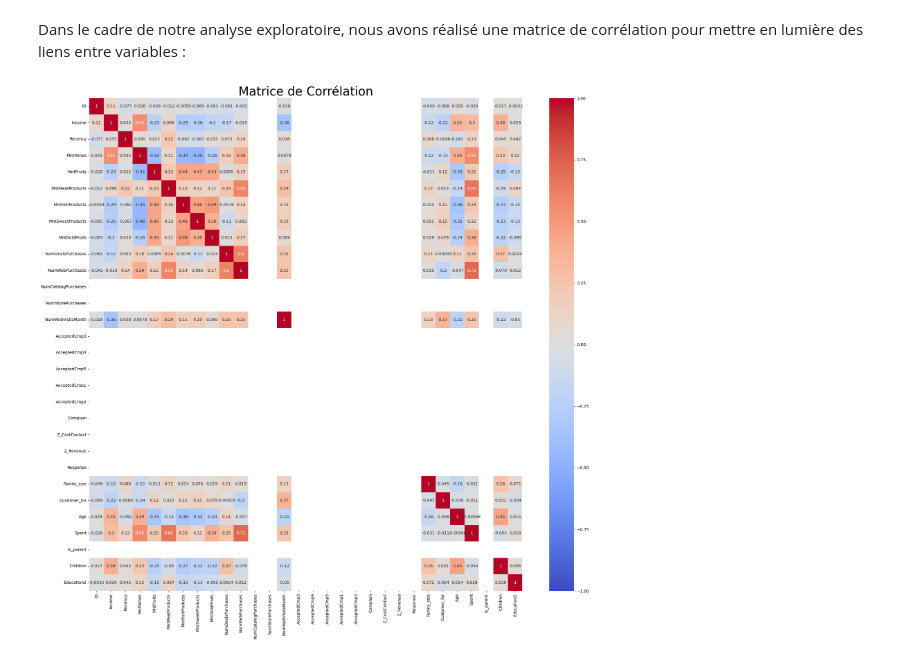
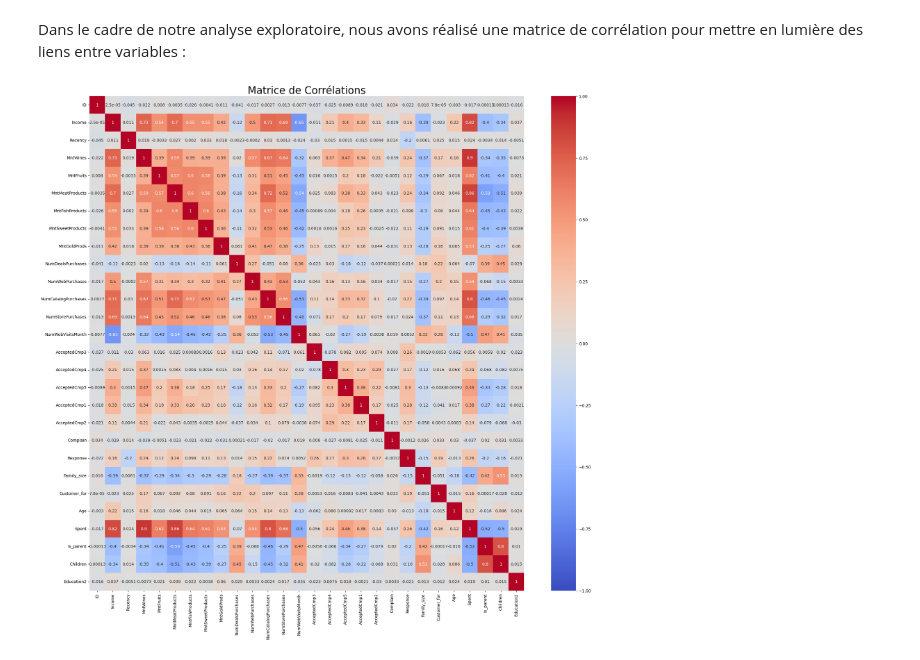
Before and after one commit to MattisFernandez/Rush05, a Jupyter notebook: Notebook.ipynb, the cells around one changed output. Saved outputs shown, nothing was run; the diff lists cells and outputs as text; code cells hidden in the pictures.

Commit message:
[FIX] | Correlation matrix graph

```diff
--- a/Notebook.ipynb
+++ b/Notebook.ipynb
@@ -75,7 +76,7 @@ Maintenant que l'on a les colonnes qui nous intéressent, nous supprimons les co
 # %%
 dropped_columns = ["Dt_Customer", "Marital_Status", "Dt_Customer", "Year_Birth", "Kidhome", "Teenhome", "Living_with", "Education_Master", "Education_PhD", "Education_Graduation", "Education_Basic", "Education_2n Cycle"]
 data_encoded = data_encoded.drop(dropped_columns, axis=1)
-data_encoded = data_encoded.fillna(0)
+data_encoded = data_encoded.dropna()
 data_encoded.head()
 # %% [output]
 |  | ID | Income | Recency | MntWines | MntFruits | MntMeatProducts | MntFishProducts | MntSweetProducts | ... |
@@ -107,12 +108,7 @@ Nous avons récupéré ces valeurs pour chaque catégorie, afin de les exclure p
 # %%
-from matplotlib.cbook import boxplot_stats
+q_hi  = df["Income"].quantile(0.99)
 
-data_filtered = data_encoded.copy()
-for column in data_encoded.columns:
-    column_stats = boxplot_stats(data_encoded[column])
-    outliers = column_stats[0]['fliers']
-    data_encoded = data_encoded[~data_encoded[column].isin(outliers)]
-
+data_encoded = data_encoded[data_encoded["Income"] < q_hi]
 sns.boxplot(x='variable', y='value', data=pd.melt(data_encoded))
 plt.title("Graphique de répartition des valeurs par colonne sans valeurs aberrantes", fontsize=30)
 # %% [output]
@@ -120,0 +121,4 @@ Text(0.5, 1.0, 'Graphique de répartition des valeurs par colonne sans valeurs a
+# %%
+# Code
+data_encoded = data_encoded.drop(columns=["Z_CostContact", "Z_Revenue"]);
+data_encoded.head()
@@ -127,9 +139,9 @@ Dans le cadre de notre analyse exploratoire, nous avons réalisé une matrice de
 # %%
 corr_matrix_encoded = data_encoded.corr()
 
 plt.figure(figsize=(24, 22))
 sns.heatmap(corr_matrix_encoded, annot=True, cmap="coolwarm", vmin=-1, vmax=1)
-plt.title("Matrice de Corrélation", fontsize=30)
+plt.title("Matrice de Corrélations", fontsize=25)
 plt.show()
 # %% [output]
-[figure, old version]
+[figure, new version]
```
Also changed, not shown: parts of 6 cells of this notebook.
